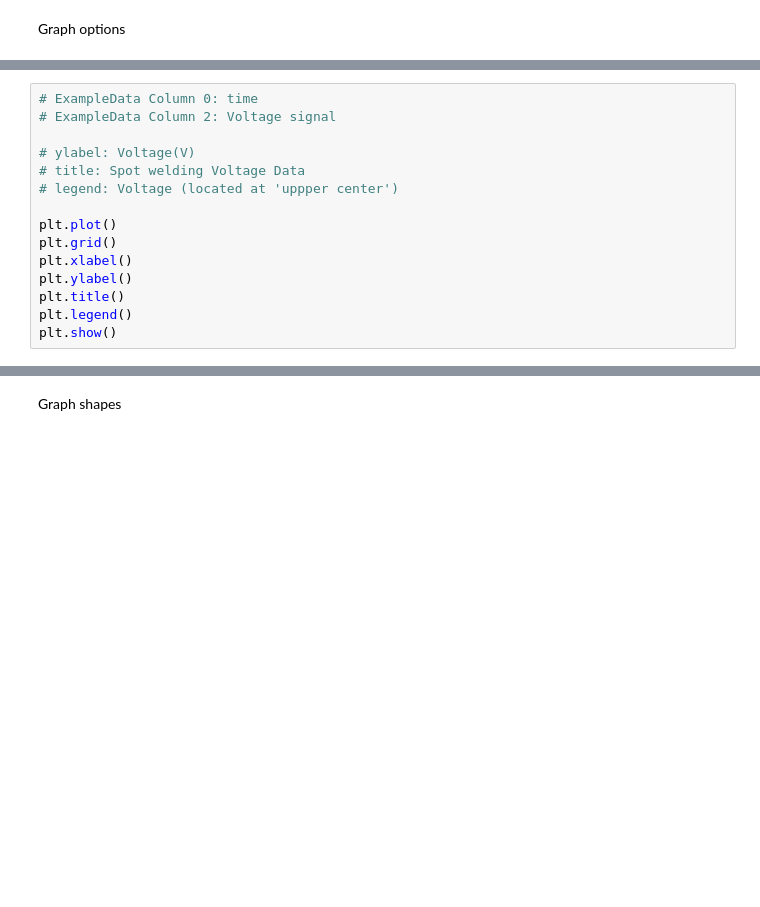
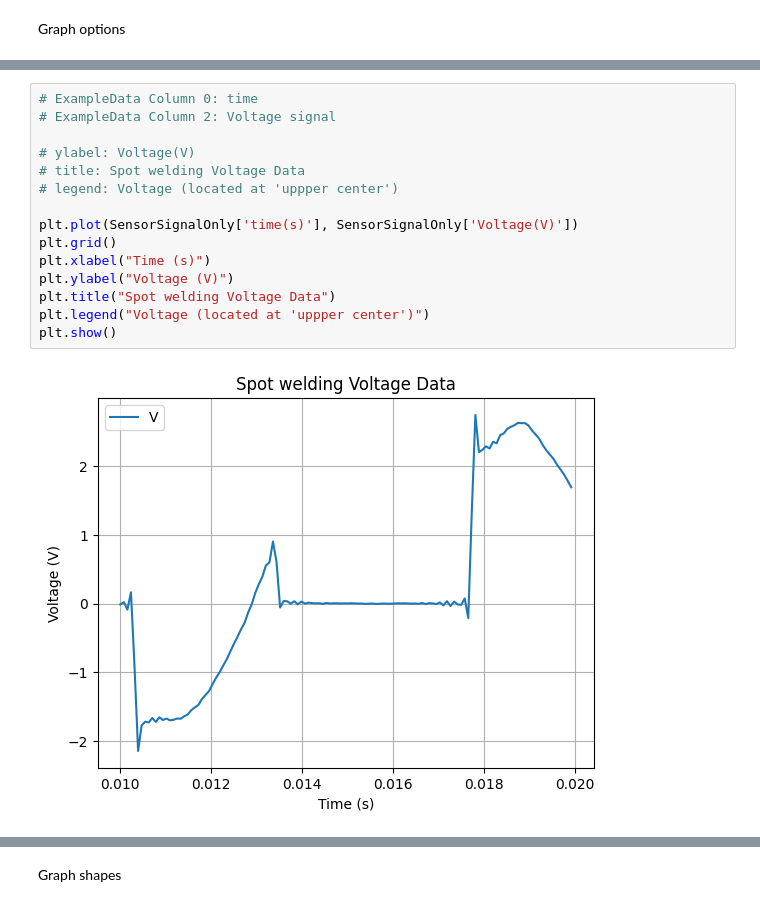
Before and after one commit to rd908213/ME-597-IIoT, a Jupyter notebook: ml_tutorial/ML1/ML1_Code1.ipynb, the cells around one changed output, grey strips where cells are left out. Drawn from its saved outputs; the diff is of its cells as text; blank space fills up the shorter version.

```diff
--- a/ml_tutorial/ML1/ML1_Code1.ipynb
+++ b/ml_tutorial/ML1/ML1_Code1.ipynb
@@ -85,18 +180,20 @@ plt.show()
 # %%
 # ExampleData Column 0: time
 # ExampleData Column 2: Voltage signal
 
 # ylabel: Voltage(V)
 # title: Spot welding Voltage Data
 # legend: Voltage (located at 'uppper center')
 
-plt.plot()
+plt.plot(SensorSignalOnly['time(s)'], SensorSignalOnly['Voltage(V)'])
 plt.grid()
-plt.xlabel()
-plt.ylabel()
-plt.title()
-plt.legend()
+plt.xlabel("Time (s)")
+plt.ylabel("Voltage (V)")
+plt.title("Spot welding Voltage Data")
+plt.legend("Voltage (located at 'uppper center')")
 plt.show()
+# %% [output]
+[figure, added]
 # %%
 # ExampleData Column 0: time
 # ExampleData Column 3: Current signal
```
Also changed, not shown: parts of 13 cells of this notebook, 19 other files.
